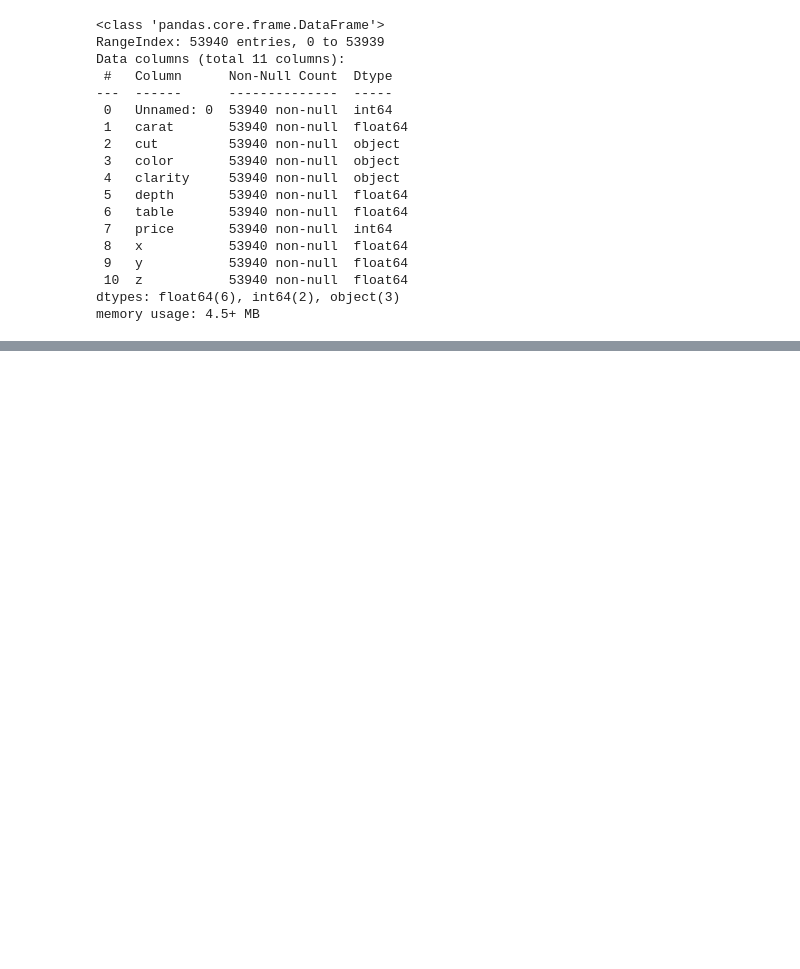
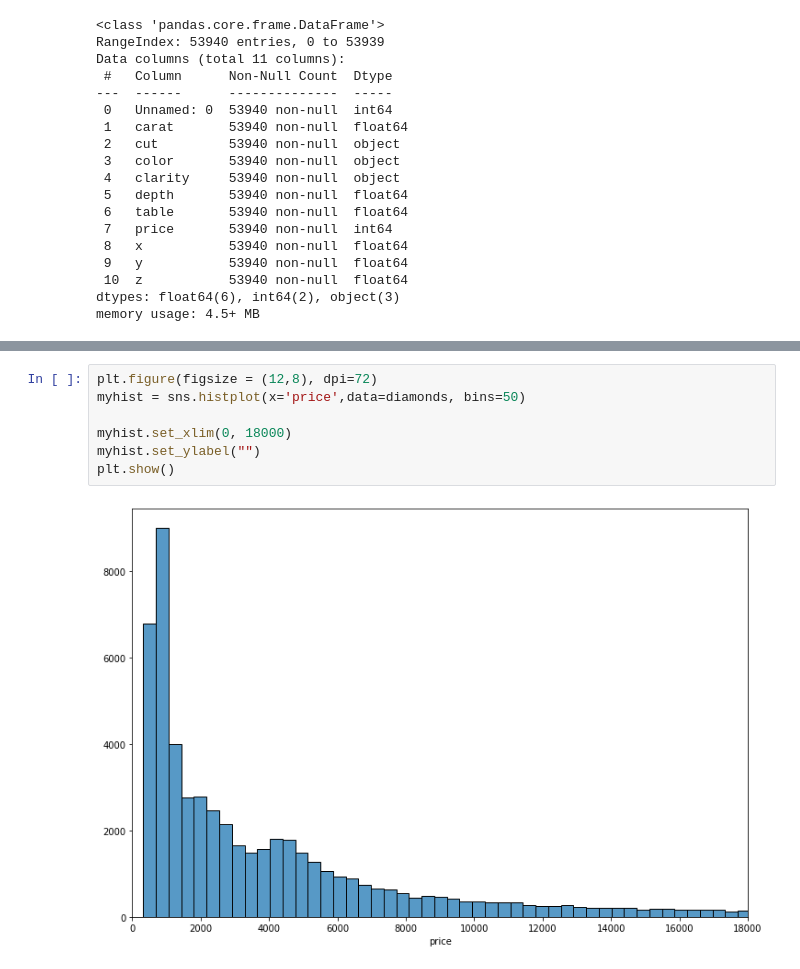
Before and after one commit to Iandrianina43/Data-Science, a Jupyter notebook: Diamonds/Diamonds_Exercice.ipynb, the cells around one changed output, grey strips where cells are left out. Saved outputs shown, nothing was run; the diff lists cells and outputs as text; blank space fills up the shorter version.

```diff
--- a/Diamonds/Diamonds_Exercice.ipynb
+++ b/Diamonds/Diamonds_Exercice.ipynb
@@ -38,0 +51,9 @@ memory usage: 4.5+ MB
+# %%
+plt.figure(figsize = (12,8), dpi=72)
+myhist = sns.histplot(x='price',data=diamonds, bins=50)
+
+myhist.set_xlim(0, 18000)
+myhist.set_ylabel("")
+plt.show()
+# %% [output]
+[figure, added]
```
Also changed, not shown: parts of 5 cells of this notebook.
